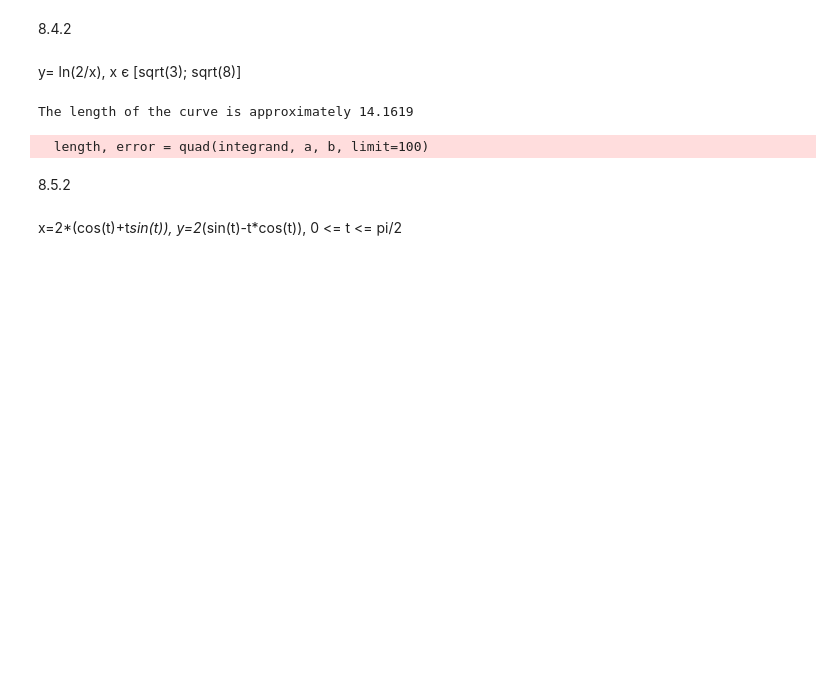
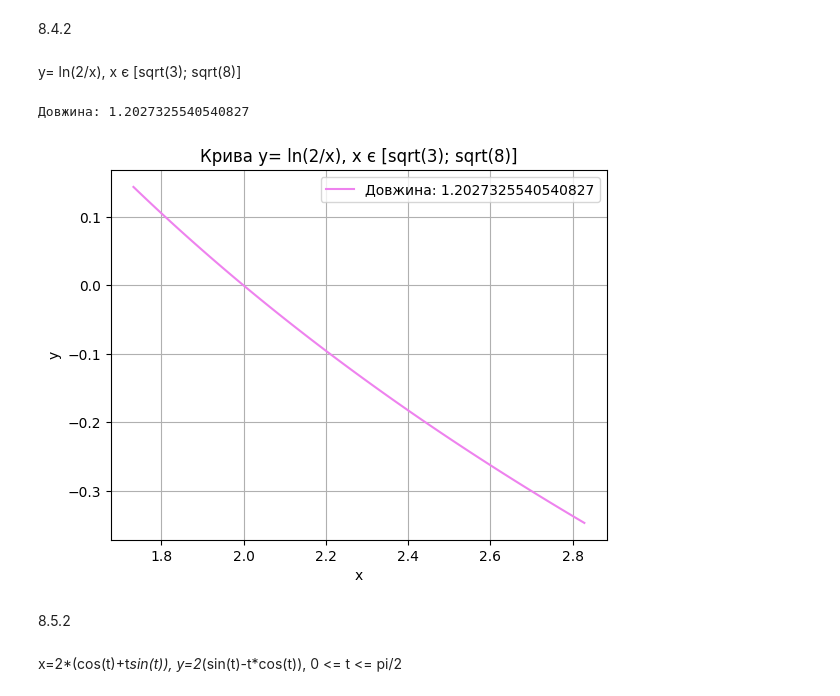
Before and after one commit to luiqor/applied_mathematics, a Jupyter notebook: lab7.ipynb, the cells around one changed output. Saved outputs shown, nothing was run; the diff lists cells and outputs as text; code cells hidden in the pictures; blank space fills up the shorter version.

```diff
--- a/lab7.ipynb
+++ b/lab7.ipynb
@@ -377,26 +133,44 @@ TypeError: loop of ufunc does not support argument 0 of type Symbol which has no
 8.4.2
 # %% [markdown]
 y= ln(2/x), x є [sqrt(3); sqrt(8)]
-# %%
-import numpy as np
-from scipy.integrate import quad
-from numpy.lib.scimath import sqrt, log
-
-# Define the function to integrate
-def integrand(x):
-    dy_dx = -1 / (x * log(2/x))
-    return np.sqrt(1 + dy_dx**2)
-
-# Define the interval [sqrt(3), sqrt(8)]
-a, b = sqrt(3), sqrt(8)
-
-# Perform the integration
-length, error = quad(integrand, a, b, limit=100)
-
-print(f'The length of the curve is approximately {length:.4f}')
-# %% [output]
-The length of the curve is approximately 14.1619
-  length, error = quad(integrand, a, b, limit=100)
+# %%
+import numpy as np
+import matplotlib.pyplot as plt
+from scipy.integrate import quad
+import sympy as sp
+
+
+x_symbolic = sp.symbols('x')
+y_symbolic = sp.log(2/x_symbolic)
+dy_dx_symbolic = sp.diff(y_symbolic, x_symbolic)
+
+
+y = sp.lambdify(x_symbolic, y_symbolic, 'numpy')
+dy_dx = sp.lambdify(x_symbolic, dy_dx_symbolic, 'numpy')
+
+def integrand(x):
+    return np.sqrt(1 + dy_dx(x)**2)
+
+a = np.sqrt(3)
+b = np.sqrt(8)
+
+length, _ = quad(integrand, a, b)
+
+print(f"Довжина: {length}")
+
+x_values = np.linspace(a, b, 100)
+y_values = y(x_values)
+
+plt.plot(x_values, y_values, label=F'Довжина: {length}', color= 'violet')
+plt.title('Крива y= ln(2/x), x є [sqrt(3); sqrt(8)]')
+plt.xlabel('x')
+plt.ylabel('y')
+plt.legend()
+plt.grid(True)
+plt.show()
+# %% [output]
+Довжина: 1.2027325540540827
+[figure, added]
 # %% [markdown]
 8.5.2
 # %% [markdown]
```
Also changed, not shown: parts of 15 cells of this notebook, 15 other files.
